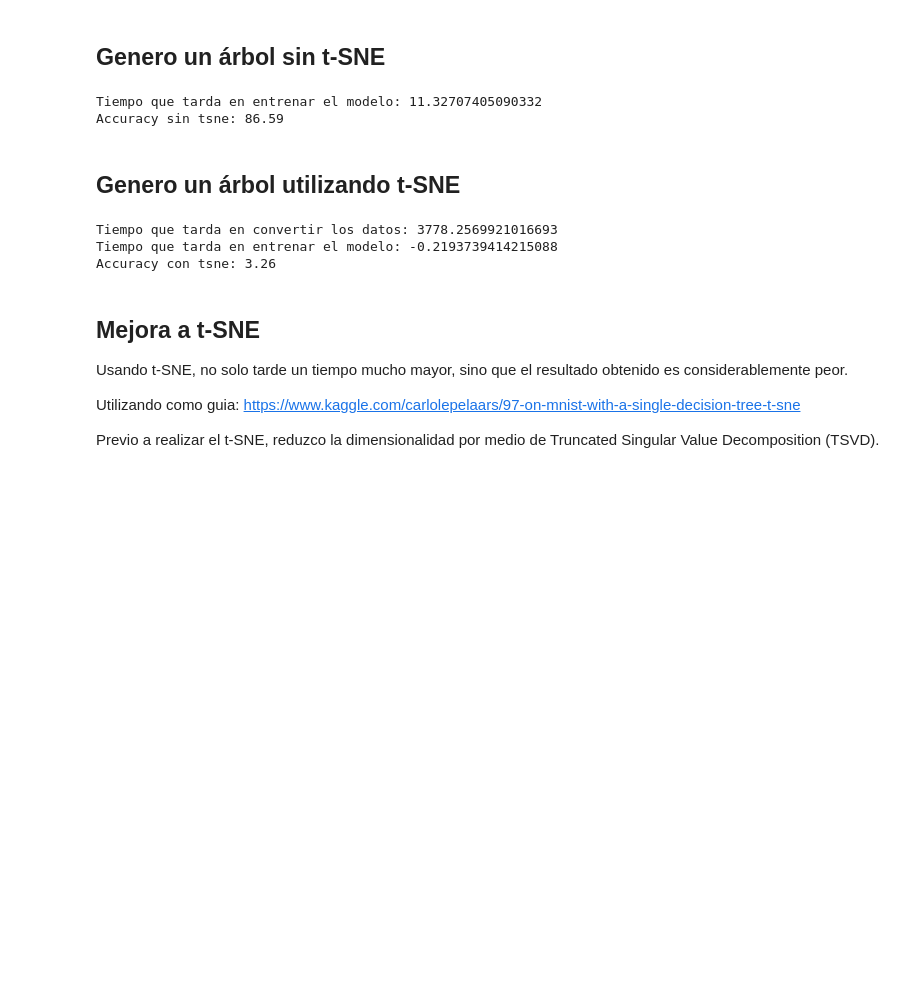
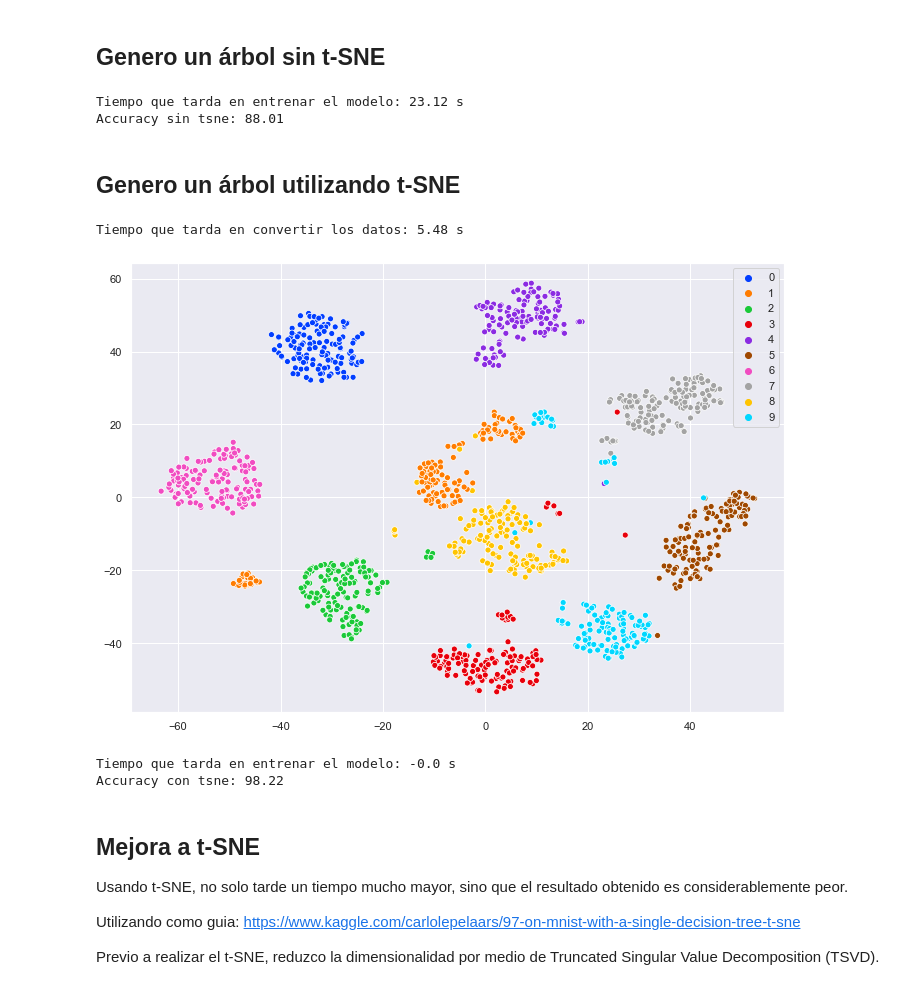
Before and after one commit to faturita/python-scientific, a Jupyter notebook: MnistClassifier.ipynb, the cells around one changed output. Drawn from its saved outputs; the diff is of its cells as text; code cells hidden in the pictures; blank space fills up the shorter version.

```diff
--- a/MnistClassifier.ipynb
+++ b/MnistClassifier.ipynb
@@ -54,60 +56,63 @@ np.random.seed(seed)
 # Genero un arbol sin t-sne para comparar
 from sklearn.tree import DecisionTreeClassifier
 
-arbol_sin_tsne = DecisionTreeClassifier(max_depth=10, random_state=seed)
+dt = DecisionTreeClassifier(random_state=seed)
 
 # Hago un flatten porque el arbol me pide que sea de dimension 2
 x_train = [np.concatenate(i) for i in x_train]
 x_test = [np.concatenate(i) for i in x_test]
 
 t0 = time()
-arbol_sin_tsne.fit(x_train, y_train)
+dt.fit(x_train, y_train)
 t1 = time()
 
-print('Tiempo que tarda en entrenar el modelo: {}'.format(round(t1-t0, 2)))
+print('Tiempo que tarda en entrenar el modelo: {} s'.format(round(t1-t0, 2)))
 
-resultado_sin_tsne = arbol_sin_tsne.predict(x_test)
+resultado_sin_tsne = dt.predict(x_test)
 
 from sklearn.metrics import accuracy_score
 
-print('Accuracy sin tsne: {}'.format(round(accuracy_score(resultado_sin_tsne, y_test) * 100, 2)))
+print('Accuracy sin tsne: {}'.format(round(accuracy_score(y_test, resultado_sin_tsne) * 100, 2)))
 # %% [output]
-Tiempo que tarda en entrenar el modelo: 11.32707405090332
-Accuracy sin tsne: 86.59
+Tiempo que tarda en entrenar el modelo: 23.12 s
+Accuracy sin tsne: 88.01
 # %% [markdown]
 ## Genero un árbol utilizando t-SNE
 # %%
-(x_train, y_train), (x_test, y_test) = mnist.load_data()
-
-x_train = [np.concatenate(i) for i in x_train]
-x_test = [np.concatenate(i) for i in x_test]
+X, y = load_digits(return_X_y=True)
 
 from sklearn.manifold import TSNE
 tsne = TSNE()
 
 t0 = time()
-tsned_train = tsne.fit_transform(x_train)
-tsned_test = tsne.fit_transform(x_test)
+tsned_images = tsne.fit_transform(X)
 t1 = time()
-
-print('Tiempo que tarda en convertir los datos: {}'.format(round(t1-t0,2)))
+print('Tiempo que tarda en convertir los datos: {} s'.format(round(t1-t0,2)))
 
 # tsned_train y test, por ser un manifold, deberia de ser dimension 2 (al ser una representacion de un grafo)
-arbol_con_tsne = DecisionTreeClassifier(max_depth=10, random_state=seed)
+dt = DecisionTreeClassifier(random_state=seed)
+
+from sklearn.model_selection import train_test_split
+
+X_train, X_test, y_train, y_test = train_test_split(tsned_images, y)
+
+sns.scatterplot(X_train[:,0], X_train[:,1], hue=y_train, legend='full', palette=palette)
+plt.show()
 
 t2 = time()
-arbol_con_tsne.fit(tsned_train, y_train)
+dt.fit(X_train, y_train)
 t3 = time()
 
-print('Tiempo que tarda en entrenar el modelo: {}'.format(round(t2-t3,2)))
+print('Tiempo que tarda en entrenar el modelo: {} s'.format(round(t2-t3,2)))
 
-resultado_con_tsne = arbol_con_tsne.predict(tsned_test)
+resultado_con_tsne = dt.predict(X_test)
 
-print('Accuracy con tsne: {}'.format(round(accuracy_score(resultado_con_tsne, y_test) * 100, 2)))
+print('Accuracy con tsne: {}'.format(round(accuracy_score(y_test, resultado_con_tsne) * 100, 2)))
 # %% [output]
-Tiempo que tarda en convertir los datos: 3778.2569921016693
-Tiempo que tarda en entrenar el modelo: -0.2193739414215088
-Accuracy con tsne: 3.26
+Tiempo que tarda en convertir los datos: 5.48 s
+[figure, added]
+Tiempo que tarda en entrenar el modelo: -0.0 s
+Accuracy con tsne: 98.22
 # %% [markdown]
 ## Mejora a t-SNE
 
```
Also changed, not shown: parts of 3 cells of this notebook.
